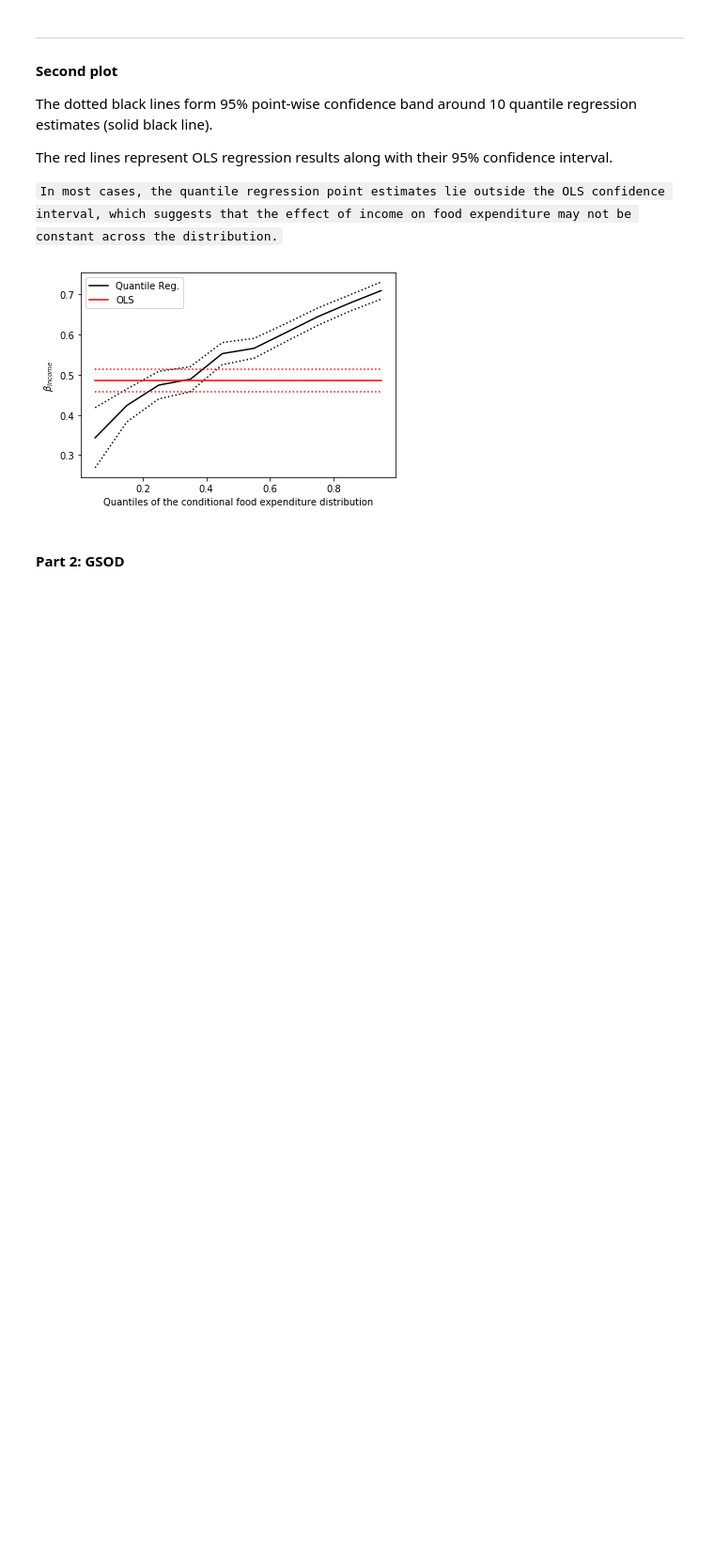
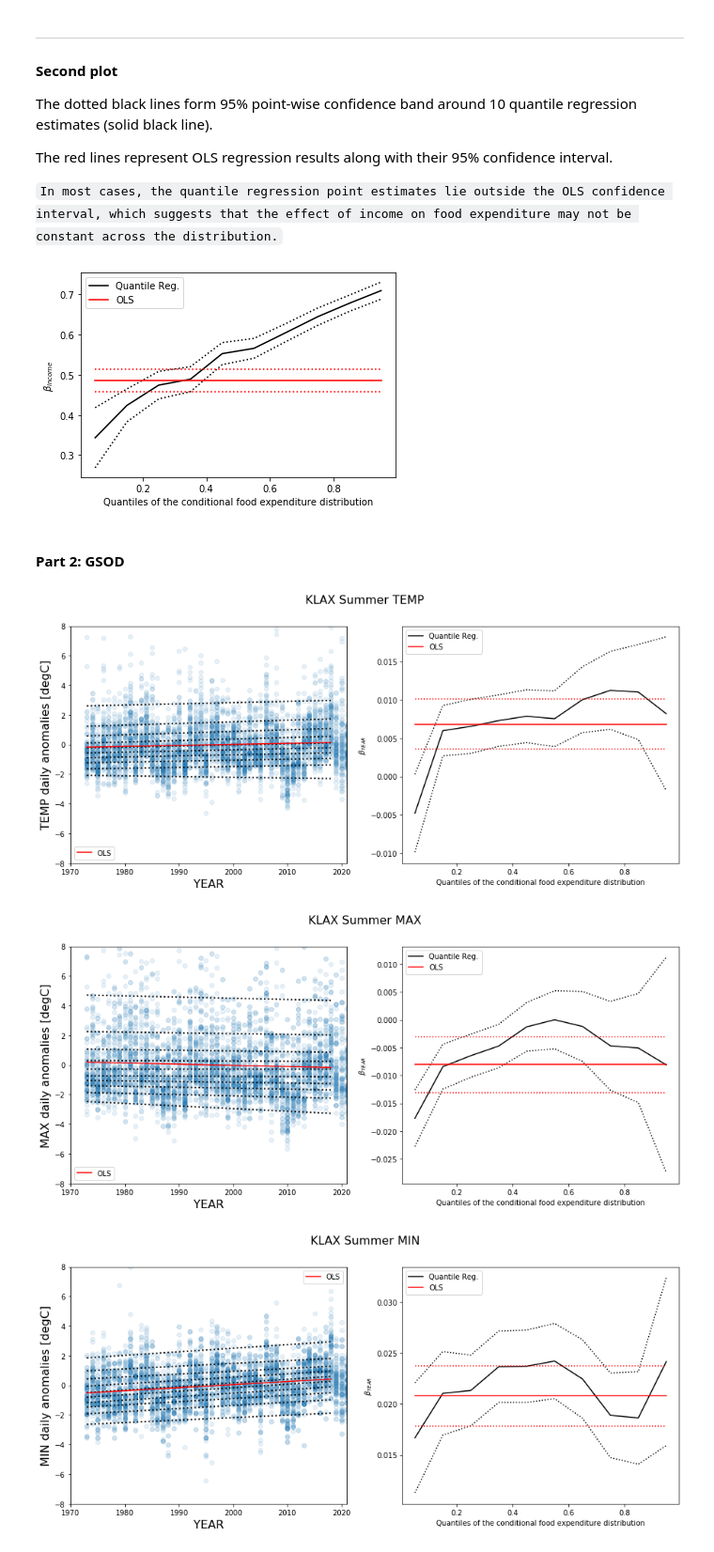
Before and after one commit to wenwenkong/random_collection_python, a Jupyter notebook: quantile_regression.ipynb, the cells around one changed output. Shown at 94% size. Saved outputs shown, nothing was run; the diff lists cells and outputs as text; code cells hidden in the pictures; blank space fills up the shorter version.

```diff
--- a/quantile_regression.ipynb
+++ b/quantile_regression.ipynb
@@ -216,30 +216,35 @@ for site in stations:
         get_y = lambda a, b: a + b * x
 
         for i in range(models.shape[0]):
             y = get_y(models.a[i], models.b[i])
             ax[0].plot(x, y, linestyle="dotted", color="black", lw = 2.)
 
         y = get_y(ols["a"], ols["b"])
 
         ax[0].plot(x, y, color="red", label="OLS")
         ax[0].scatter(df_summer['YEAR'], df_summer[var], alpha=0.1)
         ax[0].set_xlim((1970, 2021))
         ax[0].set_ylim((-8, 8))
         legend = ax[0].legend()
         ax[0].set_xlabel("YEAR", fontsize=16)
         ax[0].set_ylabel(title+" daily anomalies [degC]", fontsize=16)
 
         # plot 2
         n = models.shape[0]
         ax[1].plot(models.q, models.b, color="black", label="Quantile Reg.")
         ax[1].plot(models.q, models.ub, linestyle="dotted", color="black")
         ax[1].plot(models.q, models.lb, linestyle="dotted", color="black")
         ax[1].plot(models.q, [ols["b"]] * n, color="red", label="OLS")
         ax[1].plot(models.q, [ols["lb"]] * n, linestyle="dotted", color="red")
         ax[1].plot(models.q, [ols["ub"]] * n, linestyle="dotted", color="red")
         ax[1].set_ylabel(r"$\beta_{YEAR}$")
         ax[1].set_xlabel("Quantiles of the conditional food expenditure distribution")
         legend = ax[1].legend()
 
         fig.suptitle(site+' Summer '+title, fontsize = 16)
         fig.savefig('./GSOD_'+site+'_'+var+'_quantreg.png')
+        plt.show
+# %% [output]
+[figure, added]
+[figure, added]
+[figure, added]
```
Also changed, not shown: parts of 3 cells of this notebook.
